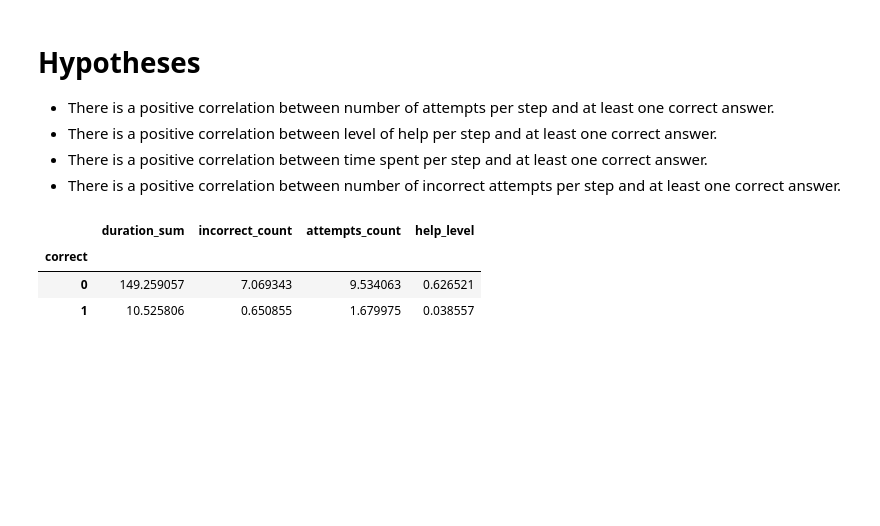
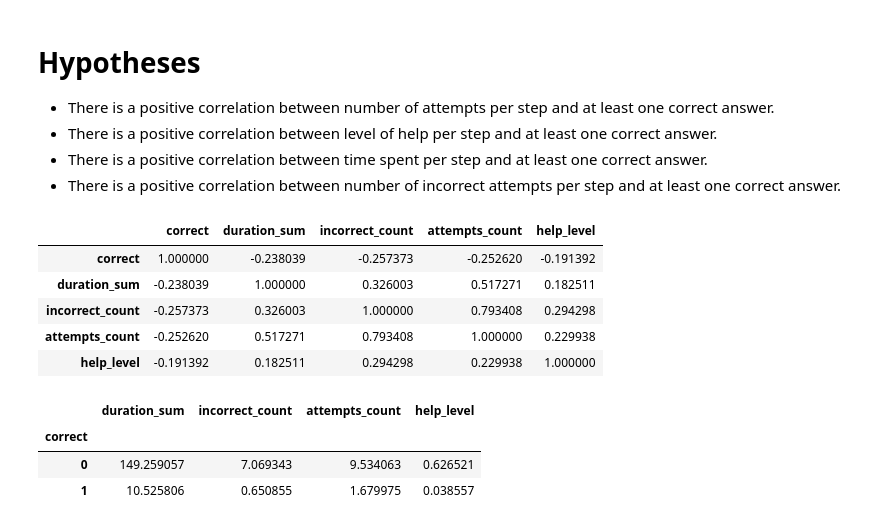
Before and after one commit to Morotskungen/datascience_blogpost, a Jupyter notebook: Project_blogpost_250426.ipynb, the cells around one changed output. Drawn from its saved outputs; the diff is of its cells as text; code cells hidden in the pictures; blank space fills up the shorter version.

Commit message:
correlation matrix checked and it works. Readme updated with link to blogpost.

```diff
--- a/Project_blogpost_250426.ipynb
+++ b/Project_blogpost_250426.ipynb
@@ -362,7 +362,14 @@ df_clean.insert(0, "correct", column_to_move)
 # %%
 df_clean_corr = df_clean[['correct', 'duration_sum', 'incorrect_count', 'attempts_count', 'help_level']]
 corr = df_clean_corr.corr(numeric_only=True)
-corr_matrix = corr.style.background_gradient(cmap='coolwarm')
+corr.style.background_gradient(cmap='coolwarm')
+# %% [output]
+|  | correct | duration_sum | incorrect_count | attempts_count | help_level |
+| correct | 1.000000 | -0.238039 | -0.257373 | -0.252620 | -0.191392 |
+| duration_sum | -0.238039 | 1.000000 | 0.326003 | 0.517271 | 0.182511 |
+| incorrect_count | -0.257373 | 0.326003 | 1.000000 | 0.793408 | 0.294298 |
+| attempts_count | -0.252620 | 0.517271 | 0.793408 | 1.000000 | 0.229938 |
+| help_level | -0.191392 | 0.182511 | 0.294298 | 0.229938 | 1.000000 |
 # %%
 df_clean_corr.groupby('correct').mean()
 # %% [output]
```
Also changed, not shown: parts of 1 cell of this notebook, 1 other file.
